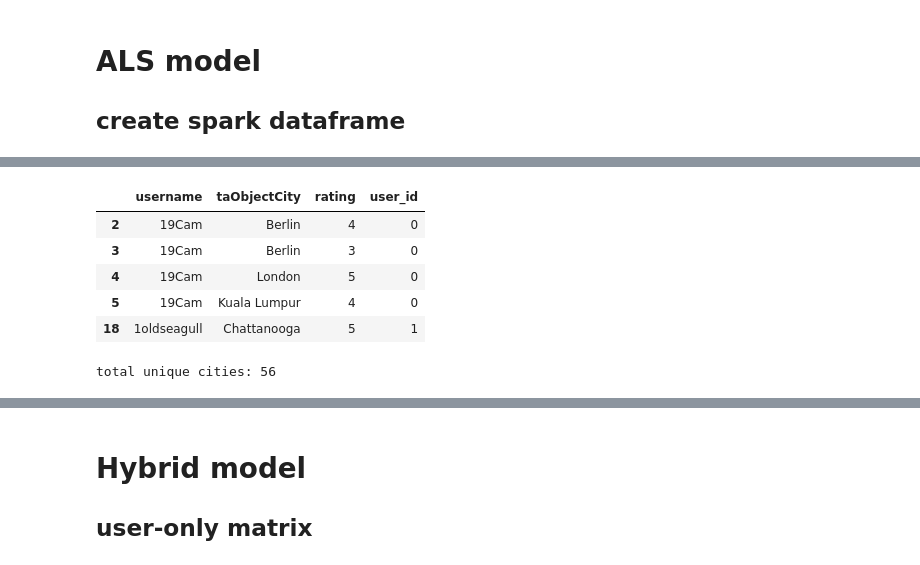
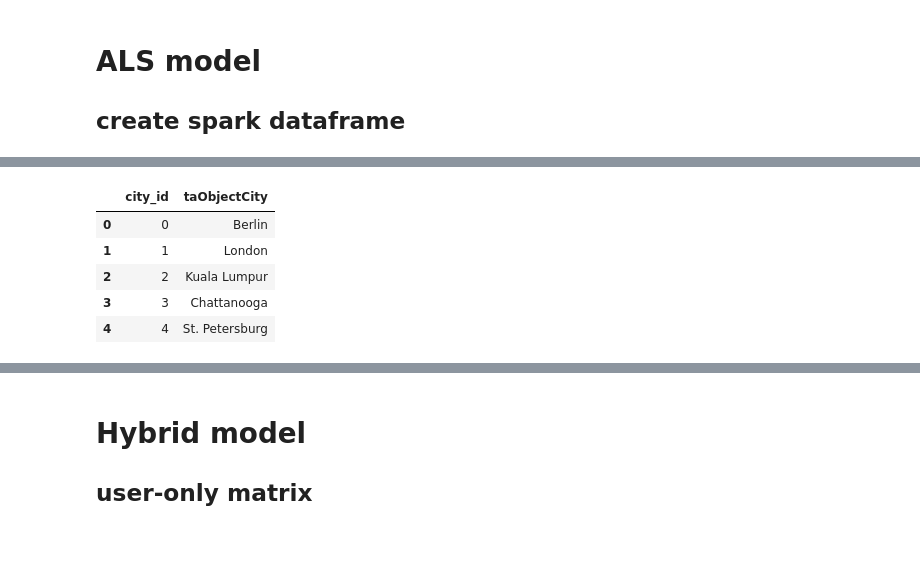
Before and after one commit to acrowise/travel-time-rec, a Jupyter notebook: modeling.ipynb, the cells around one changed output, grey strips where cells are left out. Saved outputs shown, nothing was run; the diff lists cells and outputs as text; code cells hidden in the pictures.

```diff
--- a/modeling.ipynb
+++ b/modeling.ipynb
@@ -111,19 +165,3 @@ spark, sc
 sqlContext = SQLContext(sc)
 # %%
 temp_rdd = final_df[['username', 'taObjectCity', 'rating']]
-# %%
-# dictionary contains unique value for each user
-user_dict = {}
-for idx, user in enumerate(temp_rdd.username.unique()):
-    user_dict[user] = idx
-
-
-
-user_id_list = [user_dict[item]
-                  for user in temp_rdd.username for item, key in user_dict.items()
-                  if item == user]
-print(user_id_list)
-print(temp_rdd.head())
-temp_rdd.loc[:, 'user_id'] = pd.Series(user_id_list)
-print(temp_rdd.head())
-#print('total unique users:', len(user_dict))
@@ -154 +168,4 @@ See the caveats in the documentation: http://pandas.pydata.org/pandas-docs/stabl
+# %%
+user_dict_df = pd.DataFrame(temp_rdd.username.unique(), columns = ['username'])
+city_dict_df = pd.DataFrame(temp_rdd.taObjectCity.unique(), columns = ['taObjectCity'])
 # %%
@@ -182,0 +180,6 @@ user_dict
+# %%
+user_temp = user_dict_df.reset_index()
+city_temp = city_dict_df.reset_index()
+# %%
+user_df = user_temp.rename(columns = {'index':'user_id'})
+city_df = city_temp.rename(columns = {'index':'city_id'})
@@ -183,9 +215,9 @@ user_dict
 # %%
-temp_rdd.head()
+city_df.head()
 # %% [output]
-|  | username | taObjectCity | rating | user_id |
-| 2 | 19Cam | Berlin | 4 | 0 |
-| 3 | 19Cam | Berlin | 3 | 0 |
-| 4 | 19Cam | London | 5 | 0 |
-| 5 | 19Cam | Kuala Lumpur | 4 | 0 |
-| 18 | 1oldseagull | Chattanooga | 5 | 1 |
+|  | city_id | taObjectCity |
+| 0 | 0 | Berlin |
+| 1 | 1 | London |
+| 2 | 2 | Kuala Lumpur |
+| 3 | 3 | Chattanooga |
+| 4 | 4 | St. Petersburg |
@@ -199,8 +223,0 @@ temp_rdd.head()
-# %%
-# dictionary contains unique value for each city
-city_dict = {}
-for idx, city in enumerate(temp_rdd.taObjectCity.unique()):
-    city_dict[city] = idx
-print('total unique cities:', len(city_dict))
-# %% [output]
-total unique cities: 56
```
Also changed, not shown: parts of 102 cells of this notebook, 1 other file.
